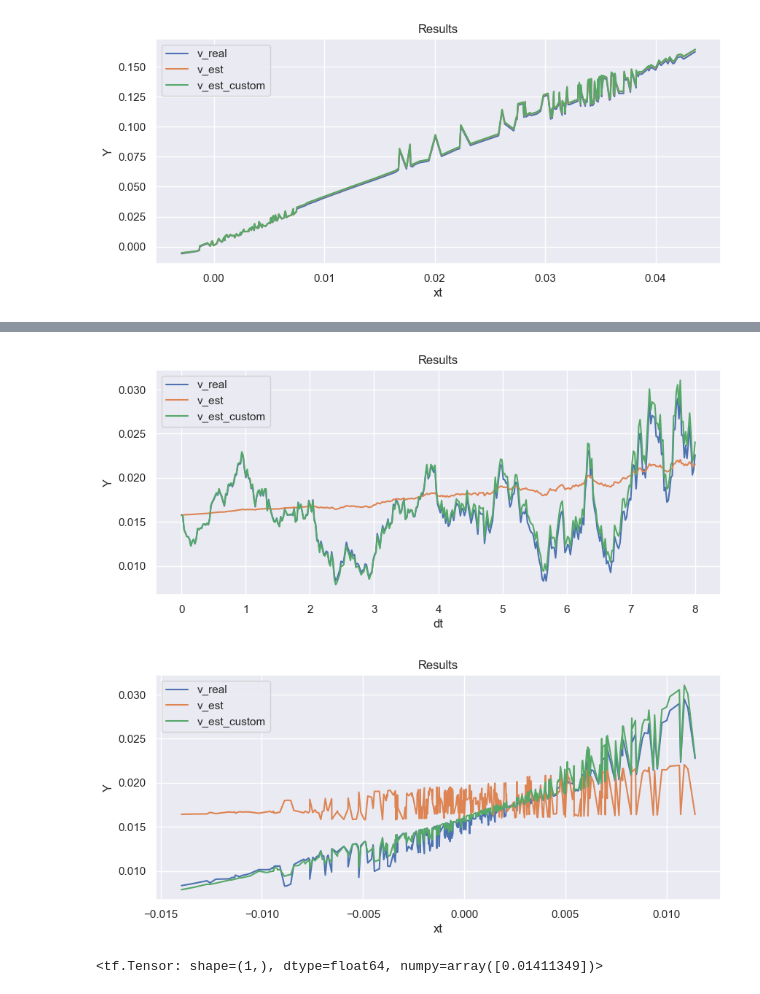
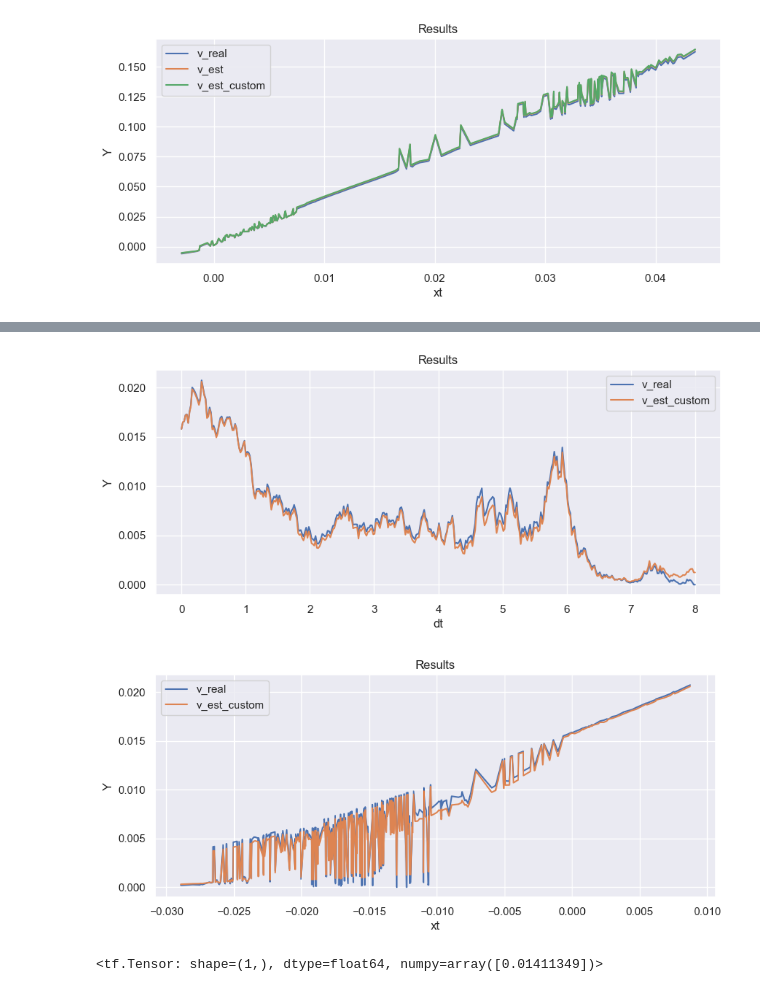
Before and after one commit to borjaf696/LGM_BFSDE, a Jupyter notebook: notebooks/test_phis.ipynb, the cells around one changed output, grey strips where cells are left out. Saved outputs shown, nothing was run; the diff lists cells and outputs as text; code cells hidden in the pictures.

```diff
--- a/notebooks/test_phis.ipynb
+++ b/notebooks/test_phis.ipynb
@@ -154,7 +154,7 @@ from scripts.utils.utils.utils import (
 )
 from scripts.trainer.trainer import simulate
 
-T = 5
+T = 8
 Tm = 10
 
 T_dicts = {
@@ -414,11 +414,11 @@ df_results["absolute_error"] = (df_results.v_real - df_results.v_est).abs()
 # Store results
 results_t[int(T)] = df_results.absolute_error.mean()
 # %%
-VisualizationHelper.plot_multiple_series(df_results, x = "dt", values_column = ["v_real", "v_est"], xlabel = "dt")
-VisualizationHelper.plot_multiple_series(df_results, x = "xt", values_column = ["v_real", "v_est"], xlabel = "xt")
+VisualizationHelper.plot_multiple_series(df_results, x = "dt", values_column = ["v_real", "v_est_custom"], xlabel = "dt")
+VisualizationHelper.plot_multiple_series(df_results, x = "xt", values_column = ["v_real", "v_est_custom"], xlabel = "xt")
 # %% [output]
-[figure, old version]
+[figure, new version]
-[figure, old version]
+[figure, new version]
 # %%
 cond = df_results.xt == 0
 Swaption.Swaption_test(
```
Also changed, not shown: parts of 1 cell of this notebook, 3 other files.
